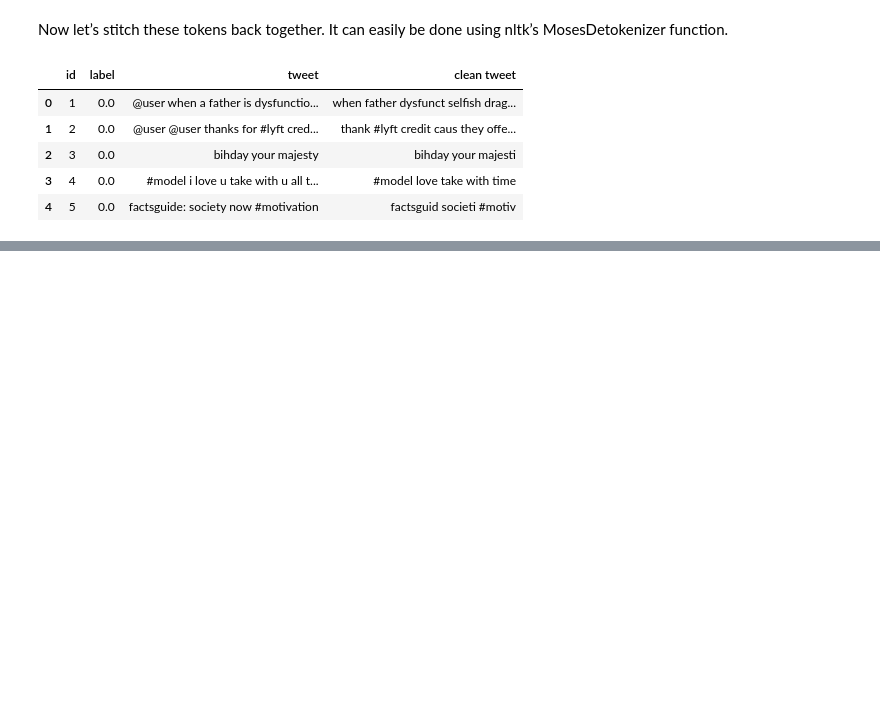
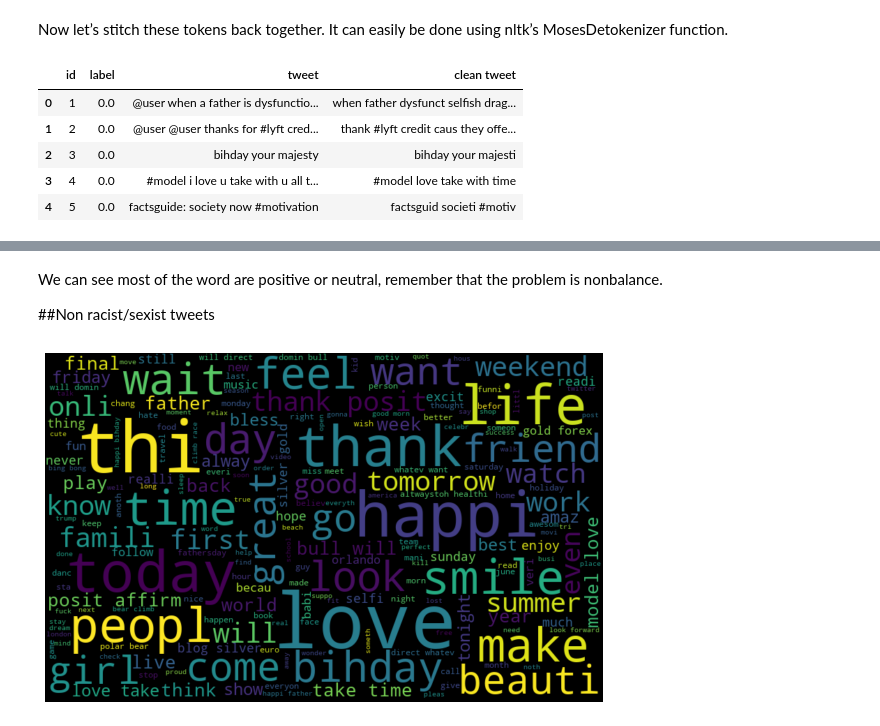
Before and after one commit to SarahLares/introduction_to_NLP, a Jupyter notebook: Twitter_sentiment_analysis.ipynb, the cells around one changed output, grey strips where cells are left out. Saved outputs shown, nothing was run; the diff lists cells and outputs as text; code cells hidden in the pictures; blank space fills up the shorter version.

```diff
--- a/Twitter_sentiment_analysis.ipynb
+++ b/Twitter_sentiment_analysis.ipynb
@@ -182,0 +197,13 @@ combi.head()
+# %% [markdown]
+We can see most of the word are positive or neutral, remember that the problem is nonbalance.
+
+##Non racist/sexist tweets
+# %%
+normal_words = ' '.join([text for text in combi['clean tweet'][combi['label']==0]])
+wordcloud = WordCloud(width=800, height=500, random_state=21, max_font_size=110).generate(normal_words)
+plt.figure(figsize=(10, 7))
+plt.imshow(wordcloud, interpolation="bilinear")
+plt.axis('off')
+plt.show()
+# %% [output]
+[figure, added]
```
Also changed, not shown: parts of 11 cells of this notebook.
